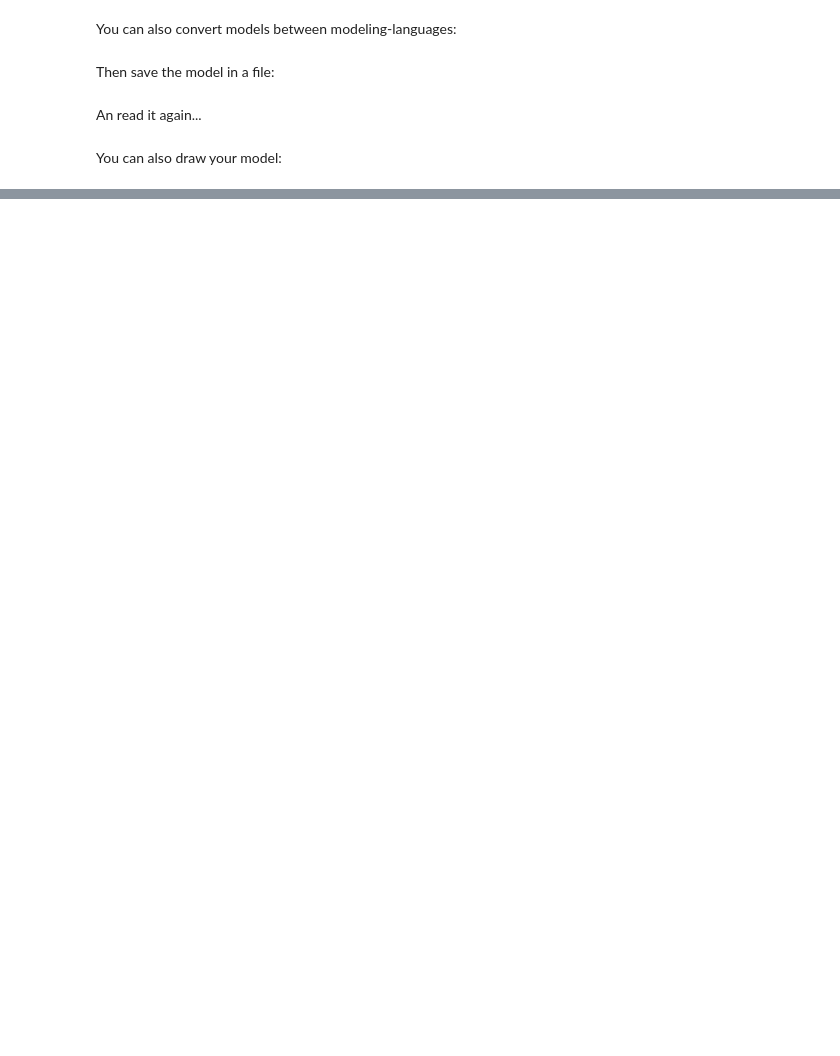
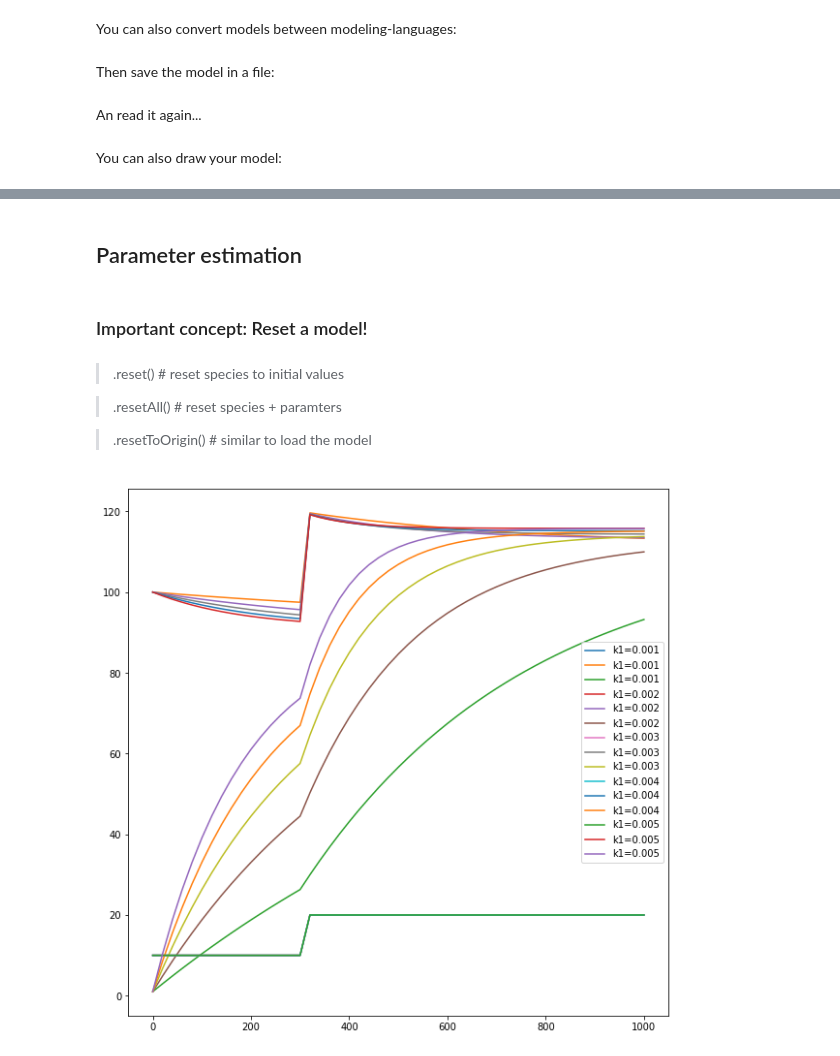
Before and after one commit to bayersin/fachkurs_bachelor, a Jupyter notebook: tellurium/tellurium_introduction.ipynb, the cells around one changed output, grey strips where cells are left out. Drawn from its saved outputs; the diff is of its cells as text; code cells hidden in the pictures; blank space fills up the shorter version.

```diff
--- a/tellurium/tellurium_introduction.ipynb
+++ b/tellurium/tellurium_introduction.ipynb
@@ -381,0 +322,30 @@ plt.show()
+# %% [markdown]
+## Parameter estimation
+# %% [markdown]
+### Important concept: Reset a model!
+# %% [markdown]
+> .reset() # reset species to initial values
+
+> .resetAll() # reset species + paramters
+
+> .resetToOrigin() # similar to load the model
+# %%
+r = te.loada(model)
+
+fig = plt.figure(figsize=(10,10))
+for i in np.linspace(0.001,0.005,5):
+    r.reset()
+    r.k1 = i
+    #r.reset() # reset species to initial values
+    #r.resetAll() # reset species + paramters
+    #r.resetToOrigin() # similar to load the model
+    r.integrator='cvode'
+    result = r.simulate(0,1000)
+    #plt.subplot(1,5,)
+    plt.plot(result[:,0],result[:,1:],label='k1=%s'%i)
+    #r.plot(show=False,color = 'r')
+
+plt.legend()
+plt.show()
+# %% [output]
+[figure, added]
```
Also changed, not shown: parts of 13 cells of this notebook, 4 other files.
